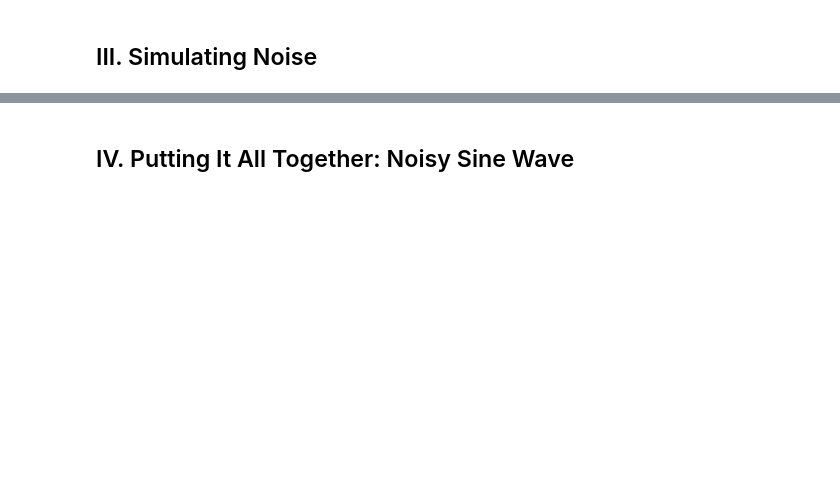
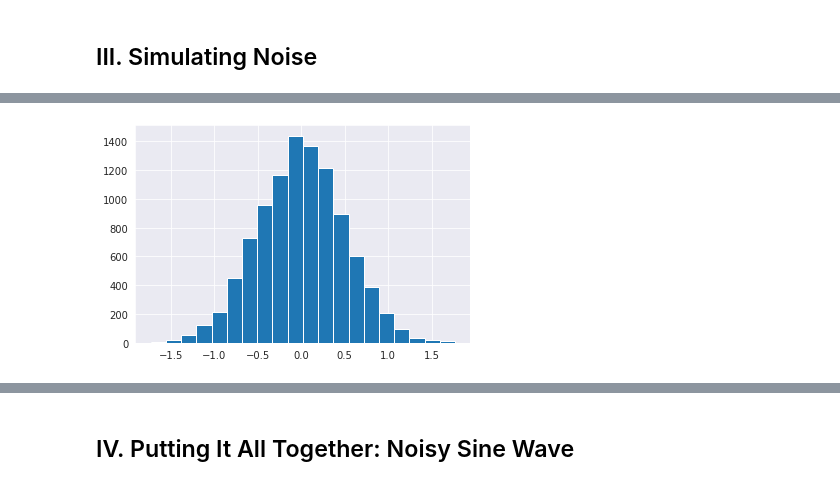
Before and after one commit to cedricsoares/elite_data_science, a Jupyter notebook: 1 - Workbook - Fake It Til You Make It (Simulations).ipynb, the cells around one changed output, grey strips where cells are left out. Cells and saved outputs as stored; diff of their text form; code cells hidden in the pictures; blank space fills up the shorter version.

```diff
--- a/1 - Workbook - Fake It Til You Make It (Simulations).ipynb
+++ b/1 - Workbook - Fake It Til You Make It (Simulations).ipynb
@@ -57,0 +81,12 @@ array([0.        , 0.06346652, 0.12693304, 0.19039955, 0.25386607,
+# %%
+# Set seed
+np.random.seed(321)
+
+# Normal distribution with mean 0 and stdev 0.5
+plt.hist(np.random.normal(0, 0.5, 10000), bins=20)
+
+# Hides the "junk"
+
+plt.show()
+# %% [output]
+[figure, added]
```
Also changed, not shown: parts of 13 cells of this notebook, 1 other file.
